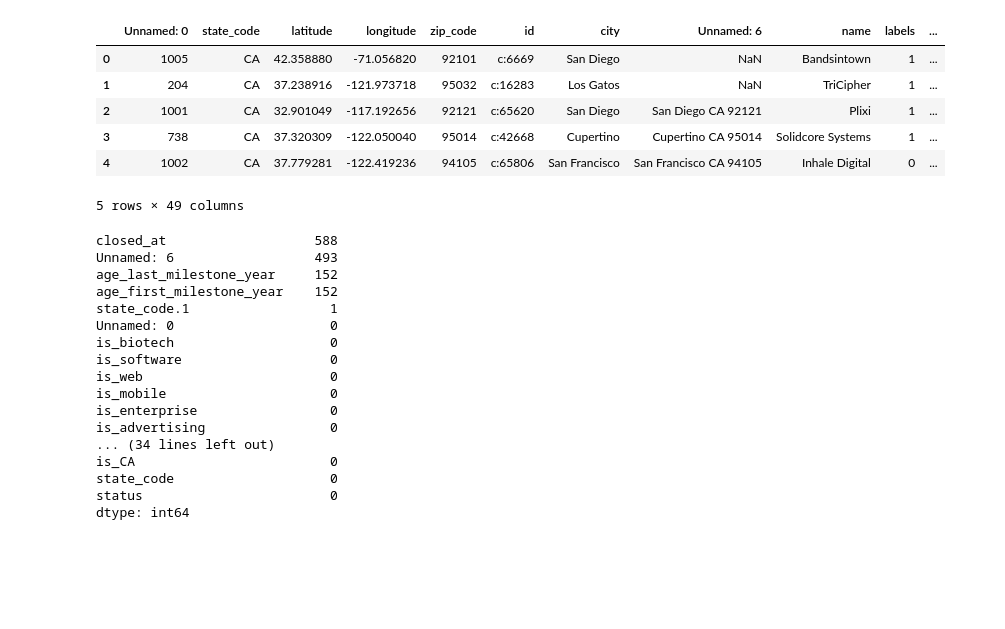
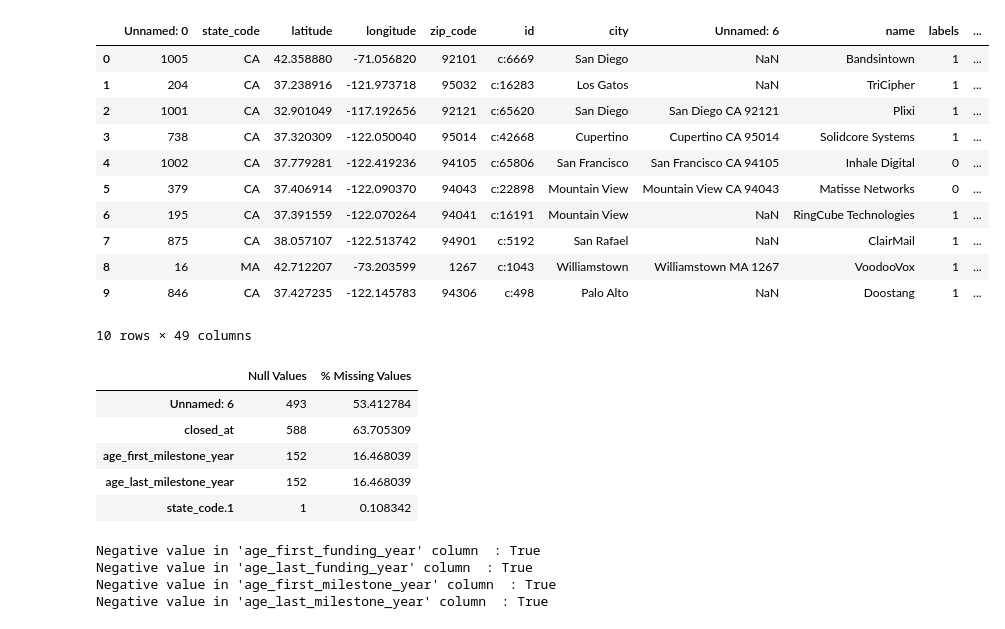
Before and after one commit to ChinmayPAt/startup-success-prediction, a Jupyter notebook: startup-success-prediction.ipynb, the cells around one changed output. Saved outputs shown, nothing was run; the diff lists cells and outputs as text; code cells hidden in the pictures; blank space fills up the shorter version.

Commit message:
updated preprocessing implemention

```diff
--- a/startup-success-prediction.ipynb
+++ b/startup-success-prediction.ipynb
@@ -1,44 +1,42 @@
 # %%
 import pandas as pd
 import numpy as np
 import matplotlib.pyplot as plt
+import seaborn as sns
 from sklearn.model_selection import train_test_split
 from sklearn.metrics import confusion_matrix, accuracy_score
-from sklearn.preprocessing import MinMaxScaler
+from sklearn import preprocessing
 from sklearn.linear_model import LogisticRegression
 import warnings
 warnings.filterwarnings("ignore")
 
 # Reading csv and converted values in status column : acquired = 1 and else = 0
 df = pd.read_csv('data.csv', converters={
                  'status': lambda x: int(x == 'acquired')})
-df.head()
+df.head(n=10)
 # %% [output]
 |  | Unnamed: 0 | state_code | latitude | longitude | zip_code | id | city | Unnamed: 6 | name | labels | ... |
 | 0 | 1005 | CA | 42.358880 | -71.056820 | 92101 | c:6669 | San Diego | NaN | Bandsintown | 1 | ... |
 | 1 | 204 | CA | 37.238916 | -121.973718 | 95032 | c:16283 | Los Gatos | NaN | TriCipher | 1 | ... |
 | 2 | 1001 | CA | 32.901049 | -117.192656 | 92121 | c:65620 | San Diego | San Diego CA 92121 | Plixi | 1 | ... |
 | 3 | 738 | CA | 37.320309 | -122.050040 | 95014 | c:42668 | Cupertino | Cupertino CA 95014 | Solidcore Systems | 1 | ... |
 | 4 | 1002 | CA | 37.779281 | -122.419236 | 94105 | c:65806 | San Francisco | San Francisco CA 94105 | Inhale Digital | 0 | ... |
+| 5 | 379 | CA | 37.406914 | -122.090370 | 94043 | c:22898 | Mountain View | Mountain View CA 94043 | Matisse Networks | 0 | ... |
+| 6 | 195 | CA | 37.391559 | -122.070264 | 94041 | c:16191 | Mountain View | NaN | RingCube Technologies | 1 | ... |
+| 7 | 875 | CA | 38.057107 | -122.513742 | 94901 | c:5192 | San Rafael | NaN | ClairMail | 1 | ... |
+| 8 | 16 | MA | 42.712207 | -73.203599 | 1267 | c:1043 | Williamstown | Williamstown MA 1267 | VoodooVox | 1 | ... |
+| 9 | 846 | CA | 37.427235 | -122.145783 | 94306 | c:498 | Palo Alto | NaN | Doostang | 1 | ... |
-5 rows × 49 columns
+10 rows × 49 columns
-# %%
-# how many null values are present
-df.isnull().sum().sort_values(ascending=False)
-# %% [output]
-closed_at                   588
-Unnamed: 6                  493
-age_last_milestone_year     152
-age_first_milestone_year    152
-state_code.1                  1
-Unnamed: 0                    0
-is_biotech                    0
-is_software                   0
-is_web                        0
-is_mobile                     0
-is_enterprise                 0
-is_advertising                0
-... (34 lines left out)
-is_CA                         0
-state_code                    0
-status                        0
-dtype: int64
+# %%
+# how many null values are present
+null=pd.DataFrame(df.isnull().sum(),columns=["Null Values"])
+null["% Missing Values"]=(df.isna().sum()/len(df)*100)
+null = null[null["% Missing Values"] > 0]
+null.style.background_gradient(cmap='viridis',low =0.2,high=0.1)
+# %% [output]
+|  | Null Values | % Missing Values |
+| Unnamed: 6 | 493 | 53.412784 |
+| closed_at | 588 | 63.705309 |
+| age_first_milestone_year | 152 | 16.468039 |
+| age_last_milestone_year | 152 | 16.468039 |
+| state_code.1 | 1 | 0.108342 |
@@ -44,0 +45,11 @@ dtype: int64
+# %%
+# checked negative  values
+age=["age_first_funding_year","age_last_funding_year","age_first_milestone_year","age_last_milestone_year"]
+
+for a in range(len(age)):
+    print("Negative value in '{}' column  : {} ".format(age[a],(df[age[a]]<0).any()))
+# %% [output]
+Negative value in 'age_first_funding_year' column  : True
+Negative value in 'age_last_funding_year' column  : True
+Negative value in 'age_first_milestone_year' column  : True
+Negative value in 'age_last_milestone_year' column  : True
```
Also changed, not shown: parts of 12 cells of this notebook.
